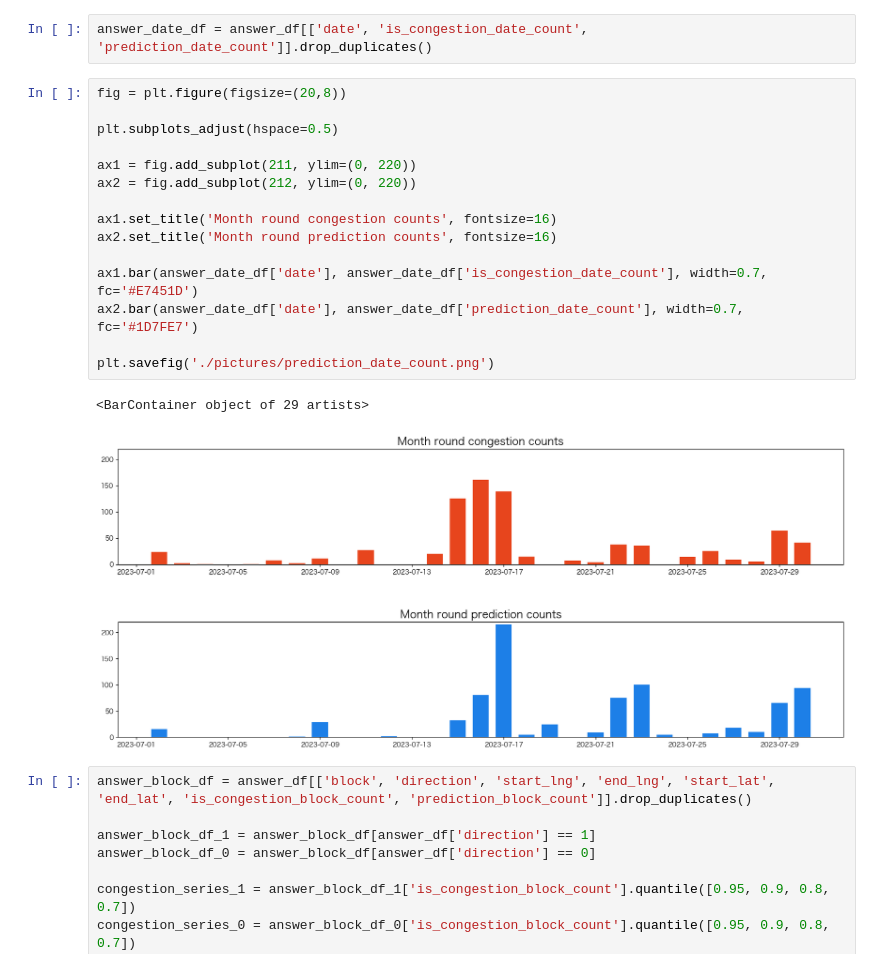
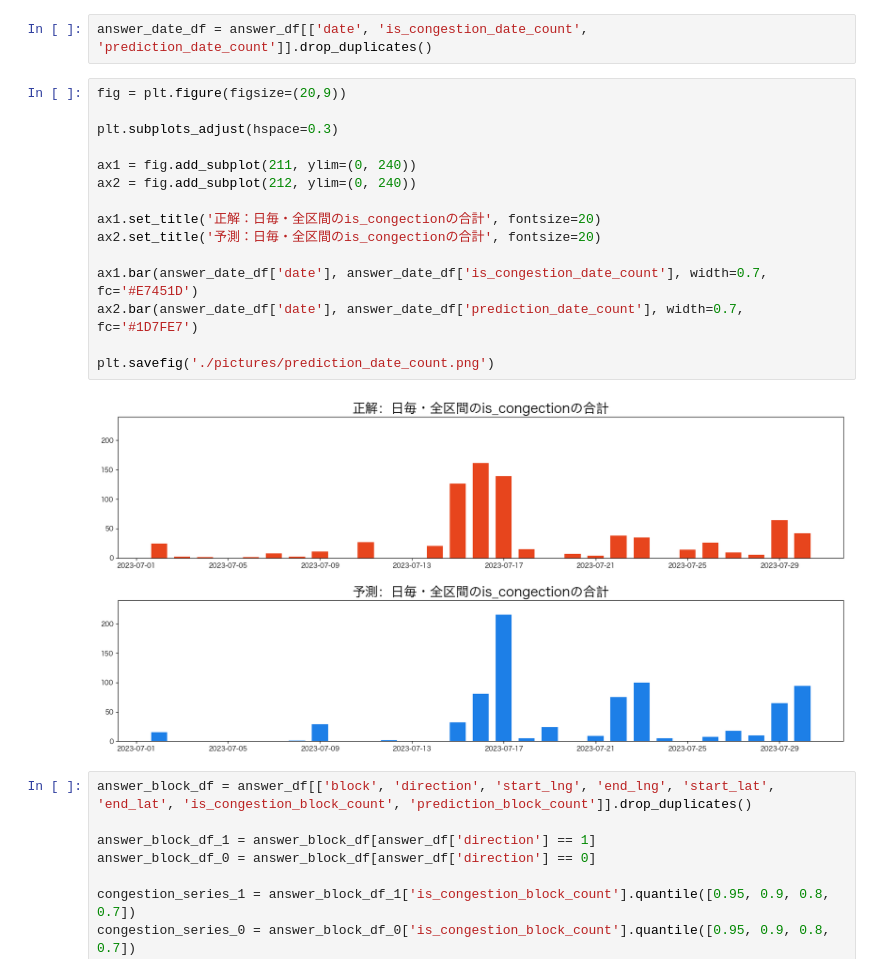
Before and after one commit to Makoto-Noda/NEXCO, a Jupyter notebook: NEXCO_model_lightgbm_regression_binary.ipynb, the cells around one changed output. Saved outputs shown, nothing was run; the diff lists cells and outputs as text.

```diff
--- a/NEXCO_model_lightgbm_regression_binary.ipynb
+++ b/NEXCO_model_lightgbm_regression_binary.ipynb
@@ -591,23 +591,22 @@ answer_df['prediction_block_count'] =answer_df.groupby(['block', 'direction'])['
 # %%
 answer_date_df = answer_df[['date', 'is_congestion_date_count', 'prediction_date_count']].drop_duplicates()
 # %%
-fig = plt.figure(figsize=(20,8))
+fig = plt.figure(figsize=(20,9))
 
-plt.subplots_adjust(hspace=0.5)
+plt.subplots_adjust(hspace=0.3)
 
-ax1 = fig.add_subplot(211, ylim=(0, 220))
-ax2 = fig.add_subplot(212, ylim=(0, 220))
+ax1 = fig.add_subplot(211, ylim=(0, 240))
+ax2 = fig.add_subplot(212, ylim=(0, 240))
 
-ax1.set_title('Month round congestion counts', fontsize=16)
-ax2.set_title('Month round prediction counts', fontsize=16)
+ax1.set_title('正解：日毎・全区間のis_congectionの合計', fontsize=20)
+ax2.set_title('予測：日毎・全区間のis_congectionの合計', fontsize=20)
 
 ax1.bar(answer_date_df['date'], answer_date_df['is_congestion_date_count'], width=0.7, fc='#E7451D')
 ax2.bar(answer_date_df['date'], answer_date_df['prediction_date_count'], width=0.7, fc='#1D7FE7')
 
 plt.savefig('./pictures/prediction_date_count.png')
 # %% [output]
-<BarContainer object of 29 artists>
-[figure, old version]
+[figure, new version]
 # %%
 answer_block_df = answer_df[['block', 'direction', 'start_lng', 'end_lng', 'start_lat', 'end_lat', 'is_congestion_block_count', 'prediction_block_count']].drop_duplicates()
 
```
Also changed, not shown: parts of 3 cells of this notebook, 1 other file.
